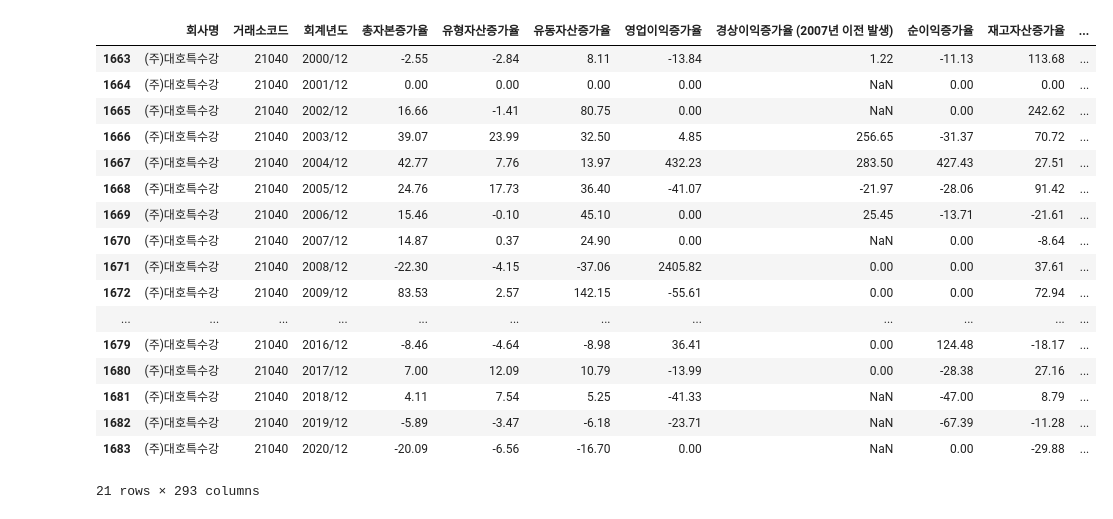
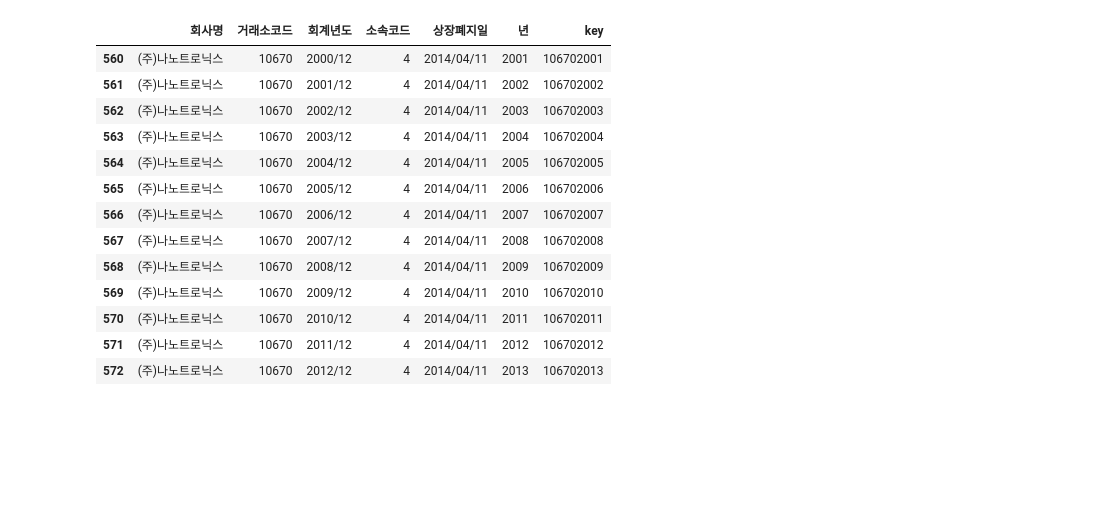
Before and after one commit to JxxHxxx/Ubion-CorporateBankruptcyAnalysis, a Jupyter notebook: Code/JH/prepro_bankruptcy.ipynb, the cells around one changed output. Cells and saved outputs as stored; diff of their text form; code cells hidden in the pictures; blank space fills up the shorter version.

```diff
--- a/Code/JH/prepro_bankruptcy.ipynb
+++ b/Code/JH/prepro_bankruptcy.ipynb
@@ -4,2 +3,5 @@ import xlrd
 # %%
-train = pd.read_csv(r'C:\Users\JH\Desktop\Final\CBA\Data\재무데이터 최종.csv', index_col = 'Unnamed: 0')
+bankrupt = pd.read_csv(r'C:\Users\JH\Desktop\Final\CBA\Data\kind_bankrupt.csv', index_col ='Unnamed: 0')
+train = pd.read_csv(r'C:\Users\JH\Desktop\코드_재무변수.csv', encoding='euc-kr', usecols = ['회사명','거래소코드','회계년도','소속코드','상장폐지일'])
+# %%
+train['년'] = (train['회계년도'].str[0:4].astype(int) + 1).astype(str)
@@ -5,0 +17,2 @@ train = pd.read_csv(r'C:\Users\JH\Desktop\Final\CBA\Data\재무데이터 최종.
+# %%
+train['key'] = train['거래소코드'].astype(str) + train['년'].astype(str)
@@ -6,21 +109,17 @@ train = pd.read_csv(r'C:\Users\JH\Desktop\Final\CBA\Data\재무데이터 최종.
 # %%
-train.loc[train['거래소코드'] == 21040]
+train.loc[train['거래소코드'] == 10670]
 # %% [output]
-|  | 회사명 | 거래소코드 | 회계년도 | 총자본증가율 | 유형자산증가율 | 유동자산증가율 | 영업이익증가율 | 경상이익증가율 (2007년 이전 발생) | 순이익증가율 | 재고자산증가율 | ... |
-| 1663 | (주)대호특수강 | 21040 | 2000/12 | -2.55 | -2.84 | 8.11 | -13.84 | 1.22 | -11.13 | 113.68 | ... |
-| 1664 | (주)대호특수강 | 21040 | 2001/12 | 0.00 | 0.00 | 0.00 | 0.00 | NaN | 0.00 | 0.00 | ... |
-| 1665 | (주)대호특수강 | 21040 | 2002/12 | 16.66 | -1.41 | 80.75 | 0.00 | NaN | 0.00 | 242.62 | ... |
-| 1666 | (주)대호특수강 | 21040 | 2003/12 | 39.07 | 23.99 | 32.50 | 4.85 | 256.65 | -31.37 | 70.72 | ... |
-| 1667 | (주)대호특수강 | 21040 | 2004/12 | 42.77 | 7.76 | 13.97 | 432.23 | 283.50 | 427.43 | 27.51 | ... |
-| 1668 | (주)대호특수강 | 21040 | 2005/12 | 24.76 | 17.73 | 36.40 | -41.07 | -21.97 | -28.06 | 91.42 | ... |
-| 1669 | (주)대호특수강 | 21040 | 2006/12 | 15.46 | -0.10 | 45.10 | 0.00 | 25.45 | -13.71 | -21.61 | ... |
-| 1670 | (주)대호특수강 | 21040 | 2007/12 | 14.87 | 0.37 | 24.90 | 0.00 | NaN | 0.00 | -8.64 | ... |
-| 1671 | (주)대호특수강 | 21040 | 2008/12 | -22.30 | -4.15 | -37.06 | 2405.82 | 0.00 | 0.00 | 37.61 | ... |
-| 1672 | (주)대호특수강 | 21040 | 2009/12 | 83.53 | 2.57 | 142.15 | -55.61 | 0.00 | 0.00 | 72.94 | ... |
-| ... | ... | ... | ... | ... | ... | ... | ... | ... | ... | ... | ... |
-| 1679 | (주)대호특수강 | 21040 | 2016/12 | -8.46 | -4.64 | -8.98 | 36.41 | 0.00 | 124.48 | -18.17 | ... |
-| 1680 | (주)대호특수강 | 21040 | 2017/12 | 7.00 | 12.09 | 10.79 | -13.99 | 0.00 | -28.38 | 27.16 | ... |
-| 1681 | (주)대호특수강 | 21040 | 2018/12 | 4.11 | 7.54 | 5.25 | -41.33 | NaN | -47.00 | 8.79 | ... |
-| 1682 | (주)대호특수강 | 21040 | 2019/12 | -5.89 | -3.47 | -6.18 | -23.71 | NaN | -67.39 | -11.28 | ... |
-| 1683 | (주)대호특수강 | 21040 | 2020/12 | -20.09 | -6.56 | -16.70 | 0.00 | NaN | 0.00 | -29.88 | ... |
+|  | 회사명 | 거래소코드 | 회계년도 | 소속코드 | 상장폐지일 | 년 | key |
+| 560 | (주)나노트로닉스 | 10670 | 2000/12 | 4 | 2014/04/11 | 2001 | 106702001 |
+| 561 | (주)나노트로닉스 | 10670 | 2001/12 | 4 | 2014/04/11 | 2002 | 106702002 |
+| 562 | (주)나노트로닉스 | 10670 | 2002/12 | 4 | 2014/04/11 | 2003 | 106702003 |
+| 563 | (주)나노트로닉스 | 10670 | 2003/12 | 4 | 2014/04/11 | 2004 | 106702004 |
+| 564 | (주)나노트로닉스 | 10670 | 2004/12 | 4 | 2014/04/11 | 2005 | 106702005 |
+| 565 | (주)나노트로닉스 | 10670 | 2005/12 | 4 | 2014/04/11 | 2006 | 106702006 |
+| 566 | (주)나노트로닉스 | 10670 | 2006/12 | 4 | 2014/04/11 | 2007 | 106702007 |
+| 567 | (주)나노트로닉스 | 10670 | 2007/12 | 4 | 2014/04/11 | 2008 | 106702008 |
+| 568 | (주)나노트로닉스 | 10670 | 2008/12 | 4 | 2014/04/11 | 2009 | 106702009 |
+| 569 | (주)나노트로닉스 | 10670 | 2009/12 | 4 | 2014/04/11 | 2010 | 106702010 |
+| 570 | (주)나노트로닉스 | 10670 | 2010/12 | 4 | 2014/04/11 | 2011 | 106702011 |
+| 571 | (주)나노트로닉스 | 10670 | 2011/12 | 4 | 2014/04/11 | 2012 | 106702012 |
+| 572 | (주)나노트로닉스 | 10670 | 2012/12 | 4 | 2014/04/11 | 2013 | 106702013 |
-21 rows × 293 columns
```
Also changed, not shown: parts of 22 cells of this notebook, 4 other files.
